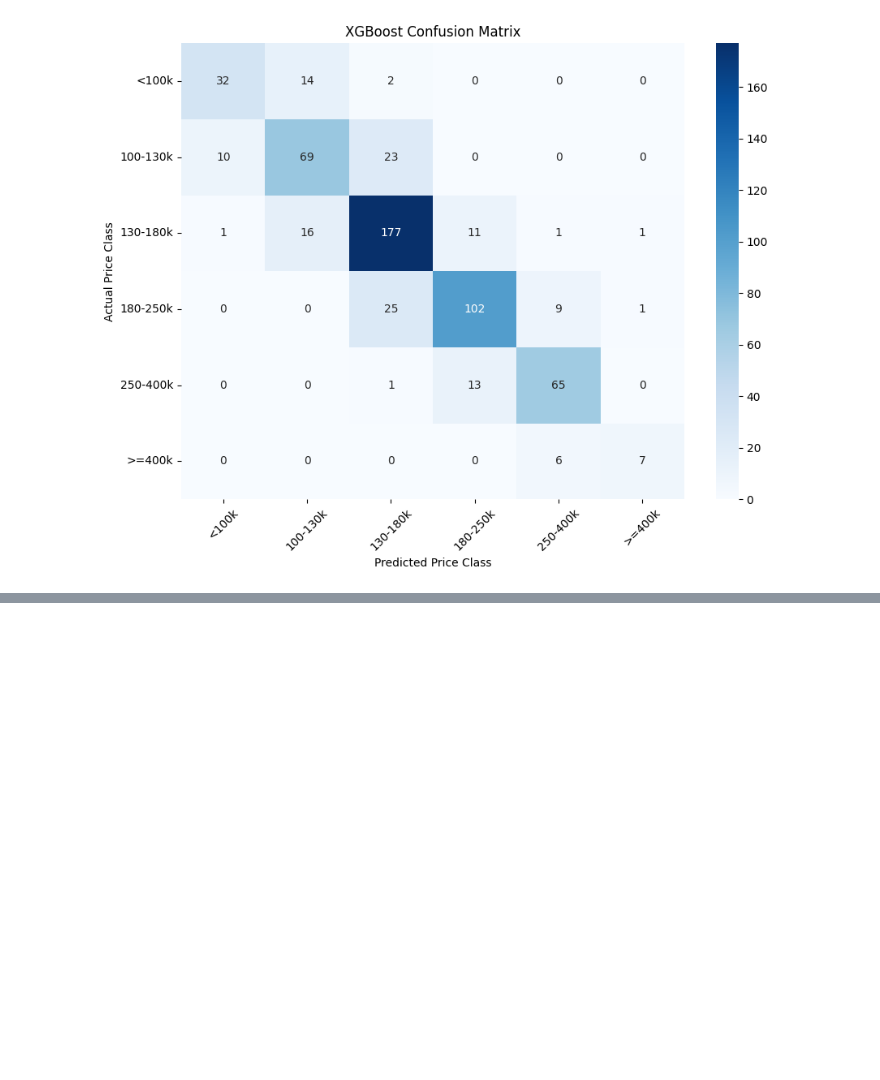
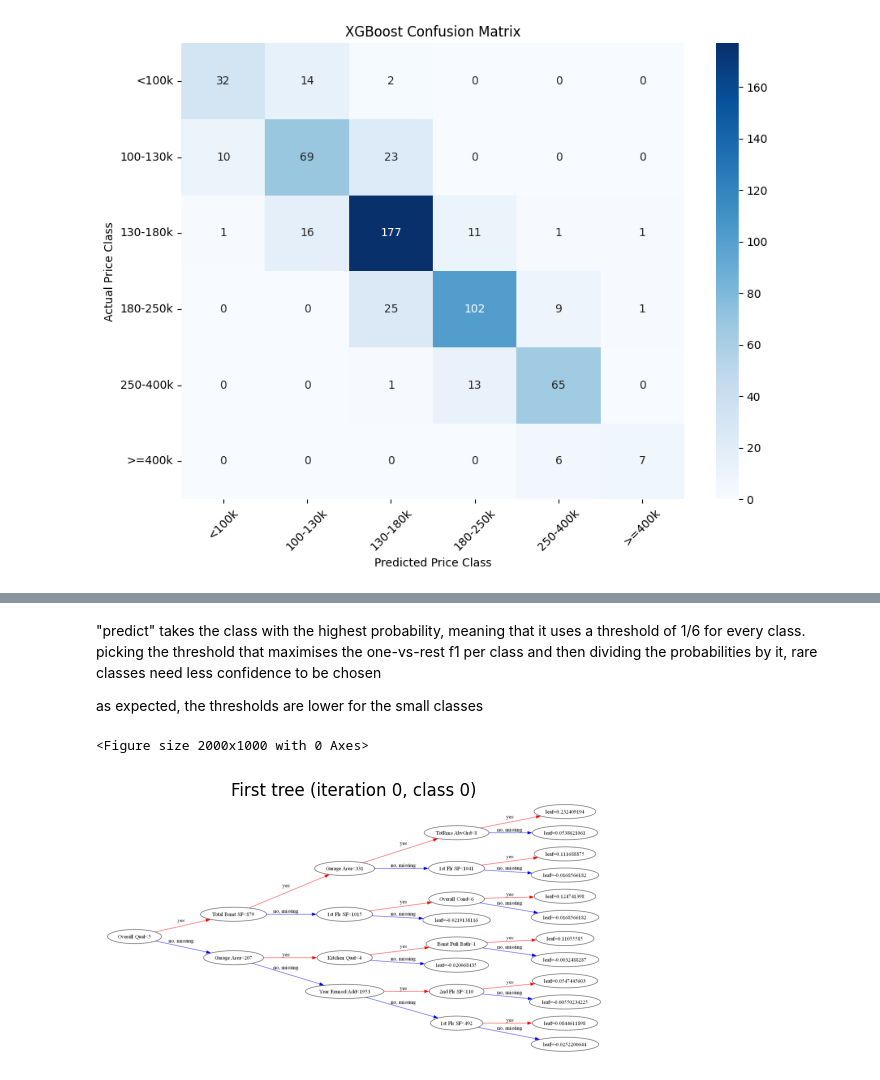
Before and after one commit to shomlea/AmesHousing-Dataset, a Jupyter notebook: initial_predictions.ipynb, the cells around one changed output, grey strips where cells are left out. Saved outputs shown, nothing was run; the diff lists cells and outputs as text; code cells hidden in the pictures; blank space fills up the shorter version.

```diff
--- a/initial_predictions.ipynb
+++ b/initial_predictions.ipynb
@@ -216,0 +498,5 @@ plt.show()
+# %% [markdown]
+"predict" takes the class with the highest probability, meaning that it uses a threshold of 1/6 for every class. picking the threshold that maximises
+the one-vs-rest f1 per class and then dividing the probabilities by it, rare classes need less confidence to be chosen
+
+as expected, the thresholds are lower for the small classes
@@ -216,0 +507,9 @@ plt.show()
+# %%
+# in a multiclass model, tree index = iteration * n_classes + class
+plt.figure(figsize=(20, 10))
+xgb.plot_tree(model, num_trees=0, rankdir='LR')
+plt.title("First tree (iteration 0, class 0)")
+plt.show()
+# %% [output]
+<Figure size 2000x1000 with 0 Axes>
+[figure, added]
```
Also changed, not shown: parts of 21 cells of this notebook.
